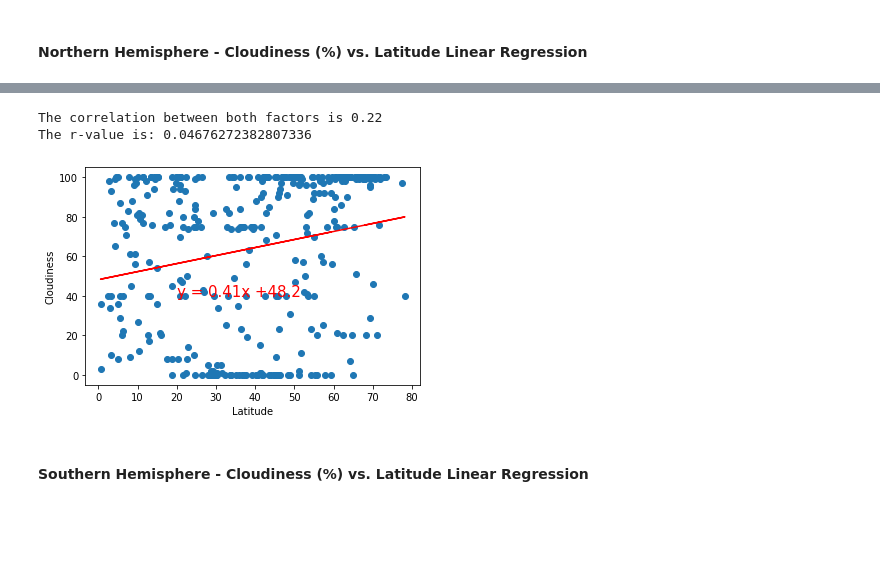
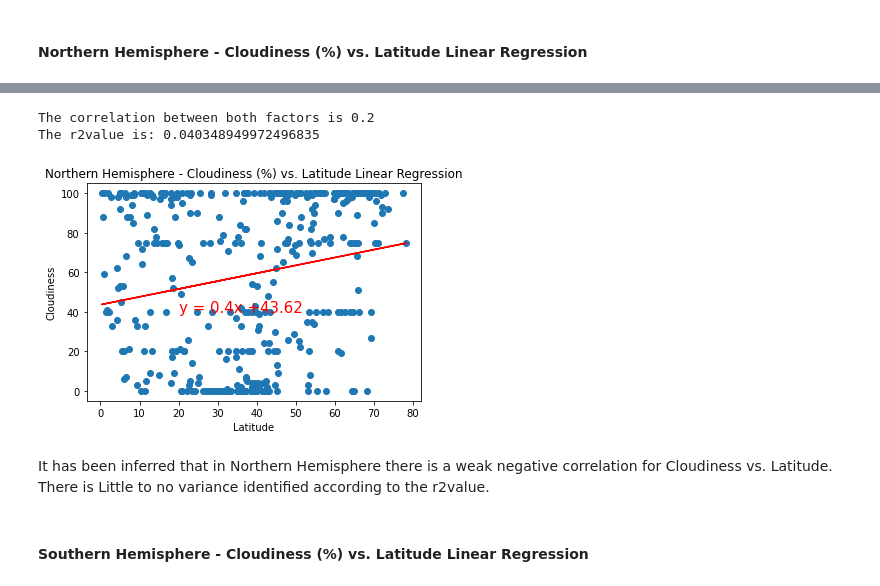
Before and after one commit to ArchanaKarri/python_api_challenge, a Jupyter notebook: WeatherPy/WeatherPycode.ipynb, the cells around one changed output, grey strips where cells are left out. Drawn from its saved outputs; the diff is of its cells as text; code cells hidden in the pictures; blank space fills up the shorter version.

```diff
--- a/WeatherPy/WeatherPycode.ipynb
+++ b/WeatherPy/WeatherPycode.ipynb
@@ -442,26 +464,29 @@ y = 0.41x +48.2
 # %%
 
 # Create Plot
 plt.scatter(x_values,y_values)
 plt.plot(x_values,regress_values,"r-")
 
 # Label plot and annotate the line equation
 plt.xlabel('Latitude')
 plt.ylabel('Cloudiness')
-
+plt.title("Northern Hemisphere - Cloudiness (%) vs. Latitude Linear Regression")
 plt.annotate(line_eq,(20,40),fontsize=15,color="red")
 plt.savefig('fig9.png')
 correlation = st.pearsonr(x_values,y_values)
 print(f"The correlation between both factors is {round(correlation[0],2)}")
 # Print r value
-print(f"The r-value is: {rvalue**2}")
+print(f"The r2value is: {rvalue**2}")
 
 # Show plot
 plt.show()
 # %% [output]
-The correlation between both factors is 0.22
-The r-value is: 0.04676272382807336
+The correlation between both factors is 0.2
+The r2value is: 0.040348949972496835
-[figure, old version]
+[figure, new version]
+# %% [markdown]
+It has been inferred that in Northern Hemisphere  there is a weak negative correlation for  Cloudiness vs. Latitude.
+There is Little to no variance identified according to the r2value.
 # %% [markdown]
 ####  Southern Hemisphere - Cloudiness (%) vs. Latitude Linear Regression
 # %%
```
Also changed, not shown: parts of 43 cells of this notebook, 16 other files.
